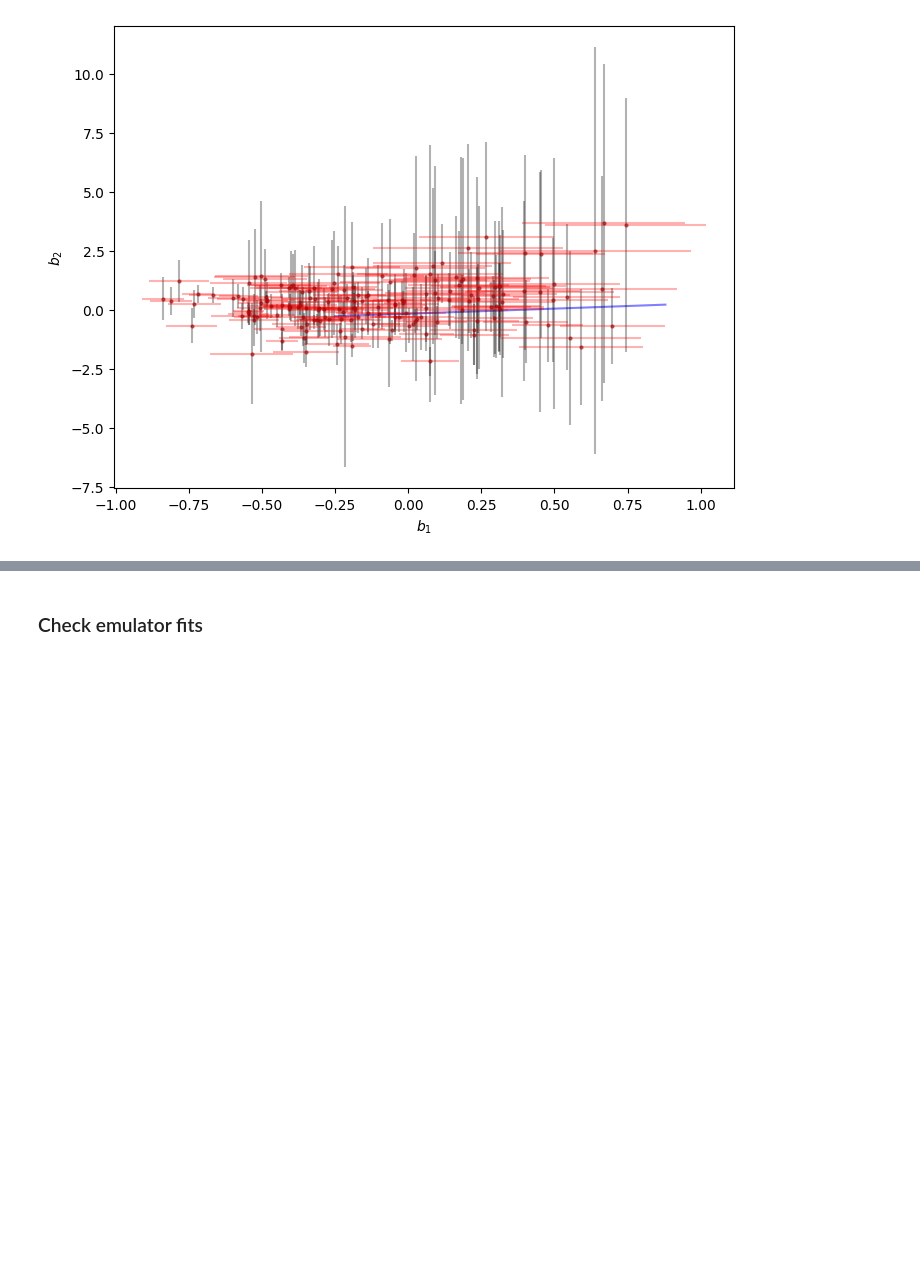
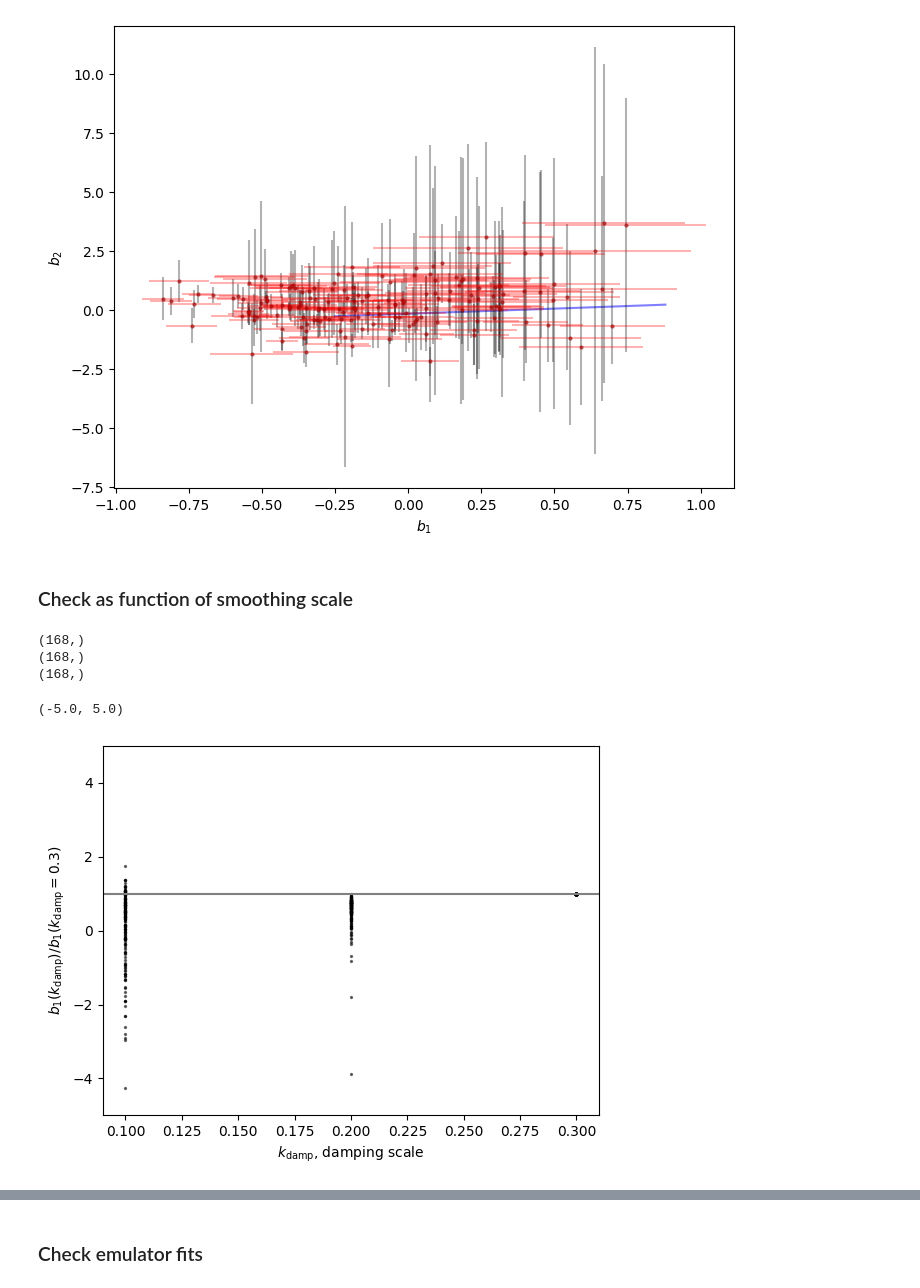
Before and after one commit to kstoreyf/biasexp-target-observable, a Jupyter notebook: notebooks/2024-04-19_prob_bias_results.ipynb, the cells around one changed output, grey strips where cells are left out. Drawn from its saved outputs; the diff is of its cells as text; code cells hidden in the pictures; blank space fills up the shorter version.

```diff
--- a/notebooks/2024-04-19_prob_bias_results.ipynb
+++ b/notebooks/2024-04-19_prob_bias_results.ipynb
@@ -425,3 +424,36 @@ ax.set_ylabel(f'{bias_param_labels[bias_param_names[bb1]]}')
 # %% [output]
 Text(0, 0.5, '$b_2$')
 [figure]
+# %% [markdown]
+### Check as function of smoothing scale
+# %%
+tag_base = '_damp0.3'
+tags = ['_damp0.1', '', '_damp0.3']
+idx_base = tags.index(tag_base)
+ks_damp = [0.1, 0.2, 0.3]
+
+idx_tag_base = tags_pbpfit_compare.index(tag_base)
+bb0 = 0
+b1_base = pbp_arrs_compare[idx_tag_base][:,bb0]
+
+for i, tag in enumerate(tags):
+    idx_tag = tags_pbpfit_compare.index(tag)
+
+    b1 = pbp_arrs_compare[idx_tag][:,bb0]
+    print(b1.shape)
+    #print(len(ks_damp[i]*len(b1)))
+    plt.scatter([ks_damp[i]]*len(b1), b1/b1_base, color='k', s=2, alpha=0.5)
+
+plt.axhline(1.0, color='grey')
+
+plt.xlabel(r'$k_\text{damp}$, damping scale')
+b_label = bias_param_labels[bias_param_names[bb0]]
+plt.ylabel(rf'{b_label}($k_\text{{damp}}$)/{b_label}($k_\text{{damp}}={ks_damp[idx_base]}$)')
+
+plt.ylim(-5, 5)
+# %% [output]
+(168,)
+(168,)
+(168,)
+(-5.0, 5.0)
+[figure, added]
```
Also changed, not shown: parts of 9 cells of this notebook, 3 other files.
